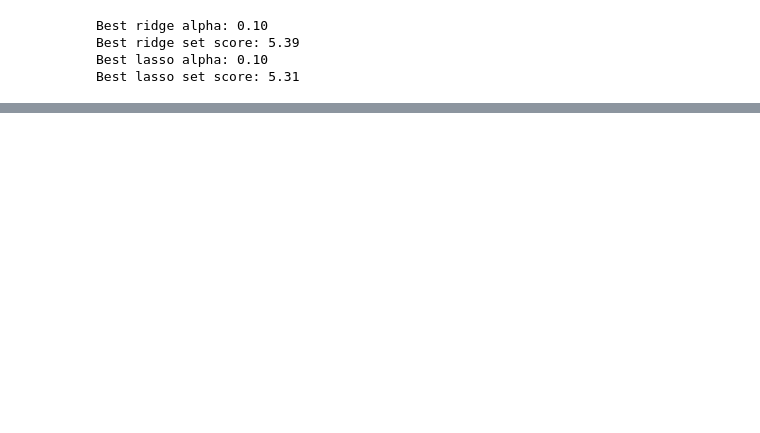
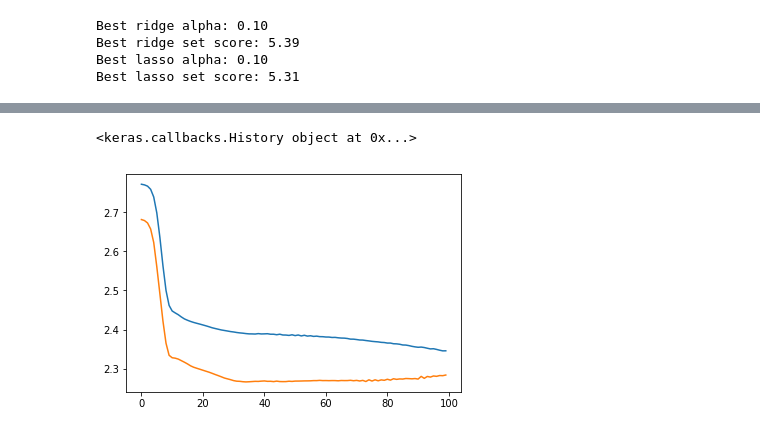
Before and after one commit to Graflinger/DengAI, a Jupyter notebook: DengAI.ipynb, the cells around one changed output, grey strips where cells are left out. Cells and saved outputs as stored; diff of their text form; code cells hidden in the pictures; blank space fills up the shorter version.

```diff
--- a/DengAI.ipynb
+++ b/DengAI.ipynb
@@ -676,0 +694,5 @@ fig.set_size_inches(18.5, 10.5)
+# %%
+pred_model_1_iq =  predict_total_cases_model(X_train_iq, y_train_iq, X_test_iq, y_test_iq, 1)
+# %% [output]
+<keras.callbacks.History object at 0x...>
+[figure, added]
```
Also changed, not shown: parts of 23 cells of this notebook, 4 other files.
